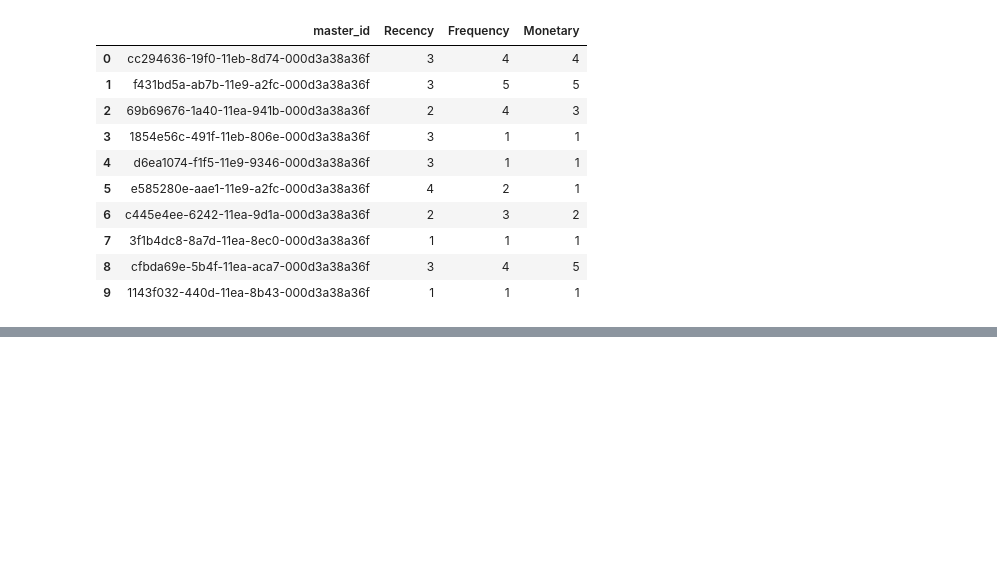
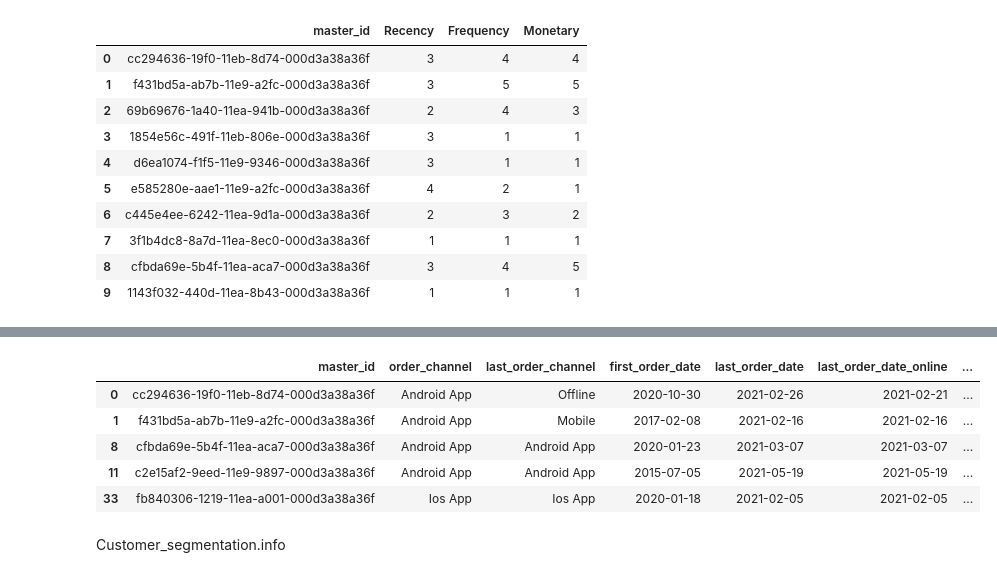
Before and after one commit to NevzatTaha/FLO_Customer_Segmentation, a Jupyter notebook: FLOMusteriSegmentasyonu/Customer_Segmentation.ipynb, the cells around one changed output, grey strips where cells are left out. Saved outputs shown, nothing was run; the diff lists cells and outputs as text; code cells hidden in the pictures; blank space fills up the shorter version.

```diff
--- a/FLOMusteriSegmentasyonu/Customer_Segmentation.ipynb
+++ b/FLOMusteriSegmentasyonu/Customer_Segmentation.ipynb
@@ -340,0 +393,3 @@ rfm.head(10)
+# %%
+customer_segmented=pd.merge(df,rfm,on="master_id",how="inner")
+customer_segmented.head()
@@ -340,0 +403,10 @@ rfm.head(10)
+# %%
+Customer_segmentation=customer_segmented[(customer_segmented["interested_in_categories_12"].str.contains("KADIN")) & ((customer_segmented["segment"]=='Loyal_customers') | (customer_segmented["segment"]=='champions'))]
+Customer_segmentation.head()
+# %% [output]
+|  | master_id | order_channel | last_order_channel | first_order_date | last_order_date | last_order_date_online | ... |
+| 0 | cc294636-19f0-11eb-8d74-000d3a38a36f | Android App | Offline | 2020-10-30 | 2021-02-26 | 2021-02-21 | ... |
+| 1 | f431bd5a-ab7b-11e9-a2fc-000d3a38a36f | Android App | Mobile | 2017-02-08 | 2021-02-16 | 2021-02-16 | ... |
+| 8 | cfbda69e-5b4f-11ea-aca7-000d3a38a36f | Android App | Android App | 2020-01-23 | 2021-03-07 | 2021-03-07 | ... |
+| 11 | c2e15af2-9eed-11e9-9897-000d3a38a36f | Android App | Android App | 2015-07-05 | 2021-05-19 | 2021-05-19 | ... |
+| 33 | fb840306-1219-11ea-a001-000d3a38a36f | Ios App | Ios App | 2020-01-18 | 2021-02-05 | 2021-02-05 | ... |
@@ -340,0 +415,2 @@ rfm.head(10)
+# %% [markdown]
+Customer_segmentation.info
```
Also changed, not shown: parts of 19 cells of this notebook.
